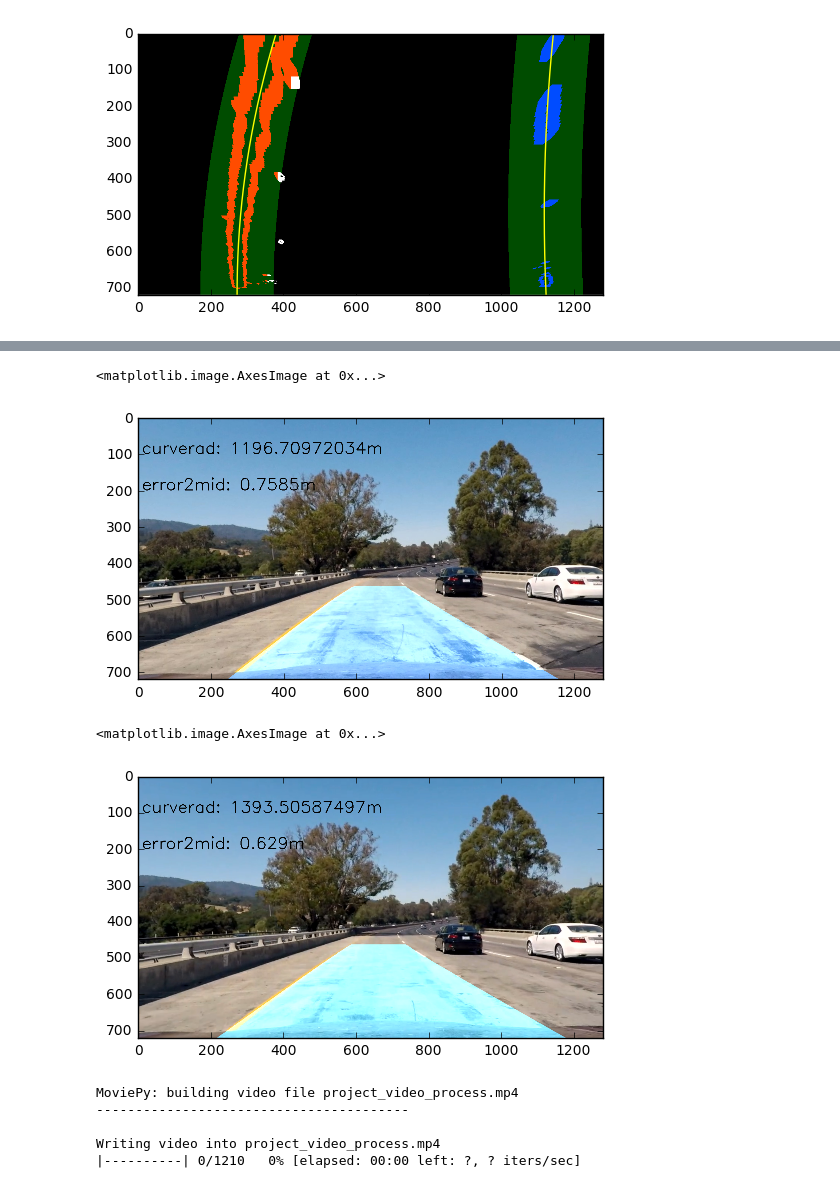
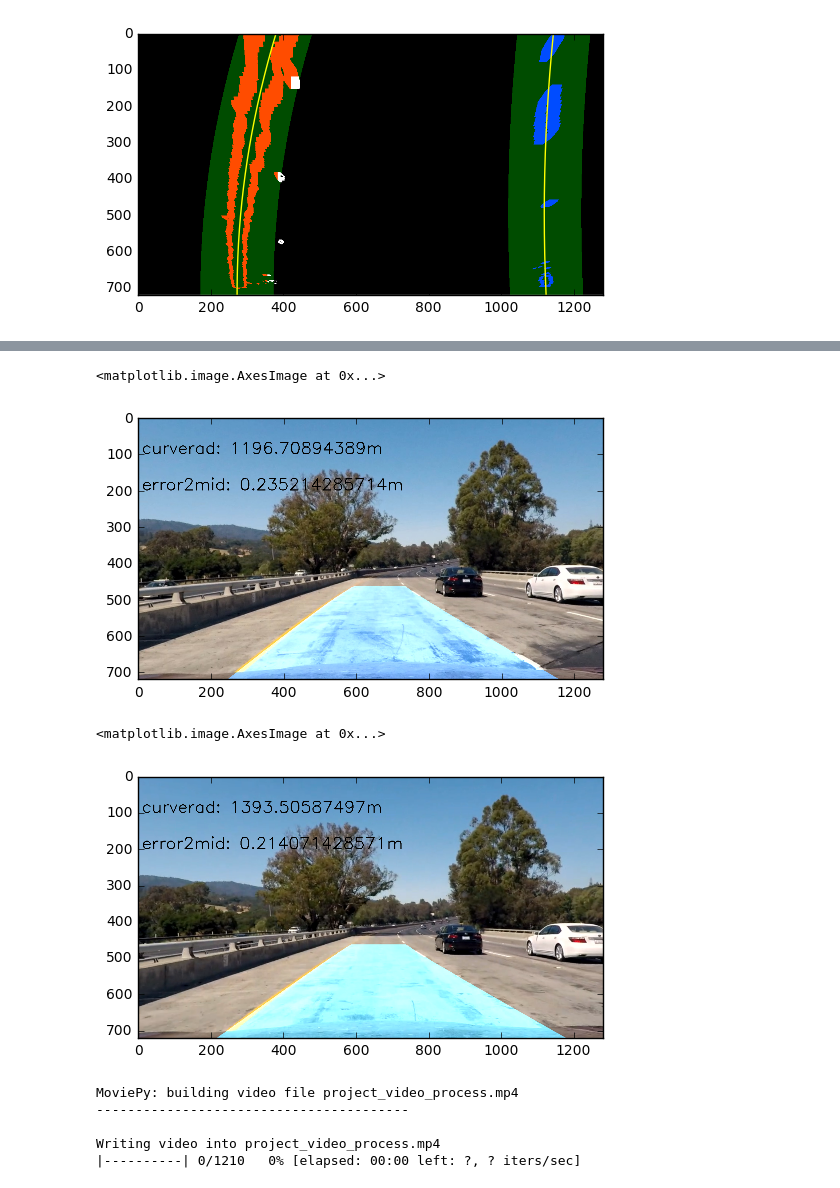
Before and after one commit to yifenghuang/Advanced-Lane-Lines, a Jupyter notebook: examples/example.ipynb, the cells around one changed output, grey strips where cells are left out. Cells and saved outputs as stored; diff of their text form; code cells hidden in the pictures.

```diff
--- a/examples/example.ipynb
+++ b/examples/example.ipynb
@@ -264,6 +264,11 @@ plt.ylim(720, 0)
 [figure]
 # %%
 #cell no.8
+y_eval = np.max(ploty)
+left_curverad = ((1 + (2*left_fit[0]*y_eval + left_fit[1])**2)**1.5) / np.absolute(2*left_fit[0])
+right_curverad = ((1 + (2*right_fit[0]*y_eval + right_fit[1])**2)**1.5) / np.absolute(2*right_fit[0])
+#print(left_curverad, right_curverad)
+
 # Define conversions in x and y from pixels space to meters
 ym_per_pix = 30/720 # meters per pixel in y dimension
 xm_per_pix = 3.7/700 # meters per pixel in x dimension
@@ -277,6 +282,6 @@ right_curverad = ((1 + (2*right_fit_cr[0]*y_eval*ym_per_pix + right_fit_cr[1])**
 # Now our radius of curvature is in meters
 print(left_curverad, 'm', right_curverad, 'm')
 
-error2mid=((rightx[-1]+leftx[-1])/2-640)*xm_per_pix
+error2mid=((rightx[0]+leftx[0])/2-640)*xm_per_pix
 print(error2mid, 'm')
 # %% [output]
@@ -308,7 +313,7 @@ cv2.putText(result, 'error2mid: '+str(error2mid)+'m', (10,200), 0, 1.5, (0,0,0),
 plt.imshow(result)
 # %% [output]
 <matplotlib.image.AxesImage at 0x...>
-[figure, old version]
+[figure, new version]
 # %%
 from moviepy.editor import VideoFileClip
 from IPython.display import HTML
@@ -464,35 +469,40 @@ def process_image(img):
     # Draw the lane onto the warped blank image
     cv2.fillPoly(color_warp, np.int_([pts]), (0,190, 255))
 
     # Warp the blank back to original image space using inverse perspective matrix (Minv)
     newwarp = cv2.warpPerspective(color_warp, Minv, (img.shape[1], img.shape[0]))
     # Combine the result with the original image
     #img = cv2.cvtColor(img,cv2.COLOR_BGR2RGB)#...no idea why opencv use bgr
     result = cv2.addWeighted(img, 1, newwarp, 0.6, 0)
 
+    y_eval = np.max(ploty)
+    left_curverad = ((1 + (2*left_fit[0]*y_eval + left_fit[1])**2)**1.5) / np.absolute(2*left_fit[0])
+    right_curverad = ((1 + (2*right_fit[0]*y_eval + right_fit[1])**2)**1.5) / np.absolute(2*right_fit[0])
+    #print(left_curverad, right_curverad)
+
     ym_per_pix = 30/720 # meters per pixel in y dimension
     xm_per_pix = 3.7/700 # meters per pixel in x dimension
 
     # Fit new polynomials to x,y in world space
     left_fit_cr = np.polyfit(lefty*ym_per_pix, leftx*xm_per_pix, 2)
     right_fit_cr = np.polyfit(righty*ym_per_pix, rightx*xm_per_pix, 2)
     # Calculate the new radii of curvature
     left_curverad = ((1 + (2*left_fit_cr[0]*y_eval*ym_per_pix + left_fit_cr[1])**2)**1.5) / np.absolute(2*left_fit_cr[0])
     right_curverad = ((1 + (2*right_fit_cr[0]*y_eval*ym_per_pix + right_fit_cr[1])**2)**1.5) / np.absolute(2*right_fit_cr[0])
     # Now our radius of curvature is in meters
-    error2mid=((rightx[-1]+leftx[-1])/2-640)*xm_per_pix
+    error2mid=((rightx[0]+leftx[0])/2-640)*xm_per_pix
 
     cv2.putText(result, 'curverad: '+str((left_curverad+right_curverad)/2)+'m', (10,100), 0, 1.5, (0,0,0),2)
     cv2.putText(result, 'error2mid: '+str(error2mid)+'m', (10,200), 0, 1.5, (0,0,0),2)
 
     return result
 
 img = cv2.imread("../test_images/v.png")
 img = cv2.cvtColor(img,cv2.COLOR_BGR2RGB)#...no idea why opencv use bgr
 plt.imshow(process_image(img))
 # %% [output]
 <matplotlib.image.AxesImage at 0x...>
-[figure, old version]
+[figure, new version]
 # %%
 white_output = 'project_video_process.mp4'
 clip1 = VideoFileClip("project_video.mp4")
```
Also changed, not shown: parts of 1 cell of this notebook, 8 other files.
